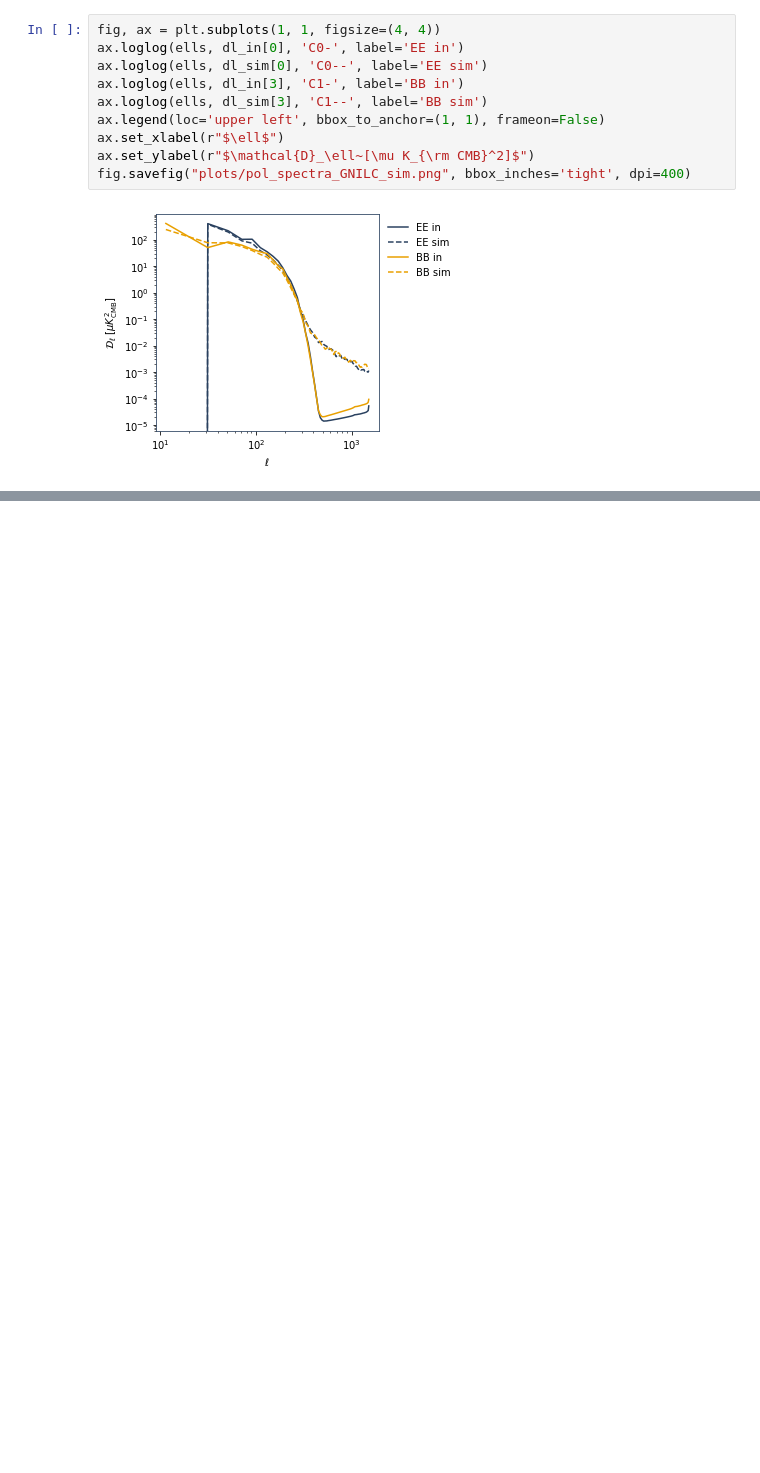
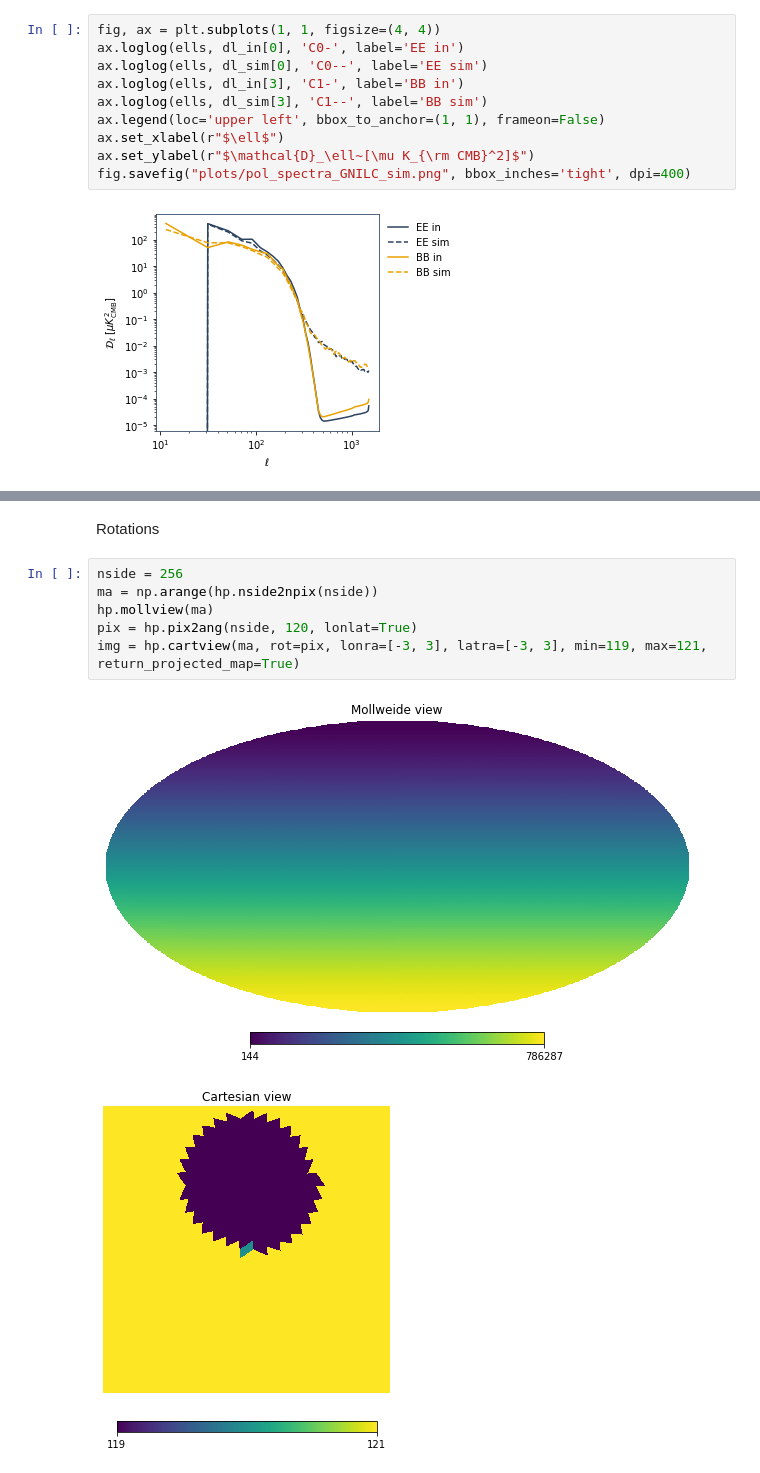
Before and after one commit to b-thorne/began, a Jupyter notebook: notebooks/gnilc-data-munging.ipynb, the cells around one changed output, grey strips where cells are left out. Cells and saved outputs as stored; diff of their text form; blank space fills up the shorter version.

```diff
--- a/notebooks/gnilc-data-munging.ipynb
+++ b/notebooks/gnilc-data-munging.ipynb
@@ -181,0 +296,11 @@ fig.savefig("plots/pol_spectra_GNILC_sim.png", bbox_inches='tight', dpi=400)
+# %% [markdown]
+Rotations
+# %%
+nside = 256
+ma = np.arange(hp.nside2npix(nside))
+hp.mollview(ma)
+pix = hp.pix2ang(nside, 120, lonlat=True)
+img = hp.cartview(ma, rot=pix, lonra=[-3, 3], latra=[-3, 3], min=119, max=121, return_projected_map=True)
+# %% [output]
+[figure, added]
+[figure, added]
```
Also changed, not shown: parts of 18 cells of this notebook, 3 other files.
